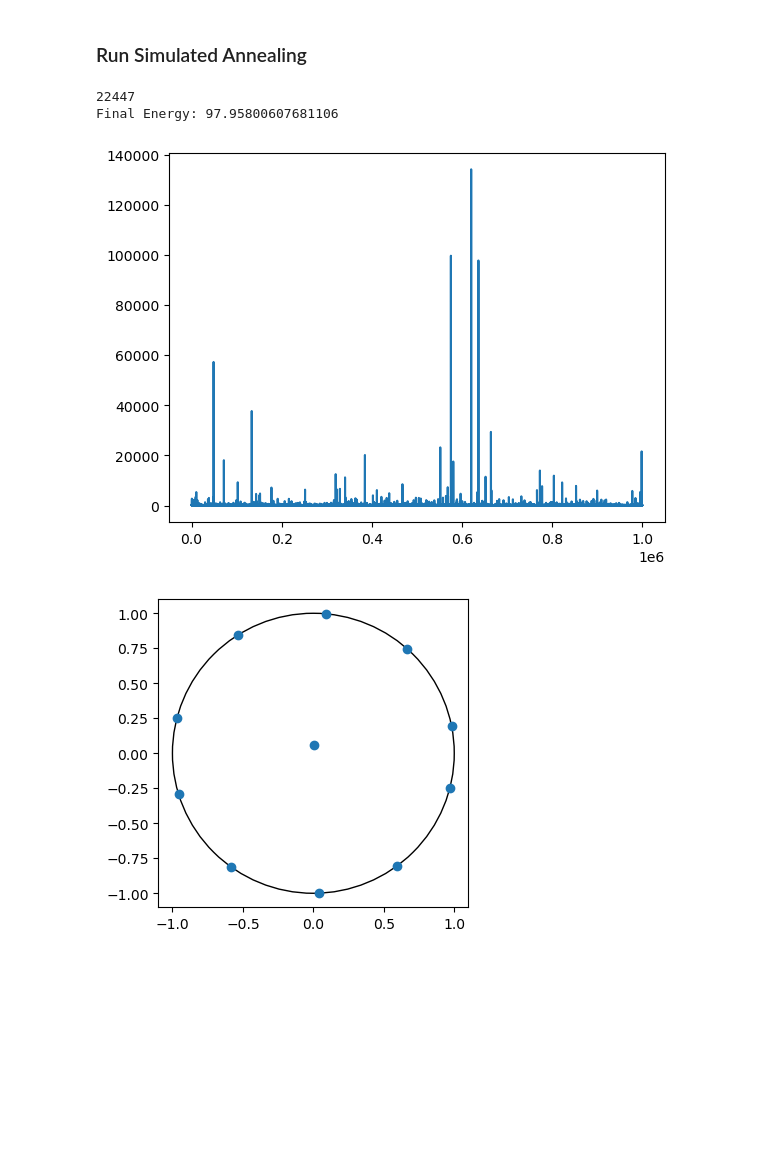
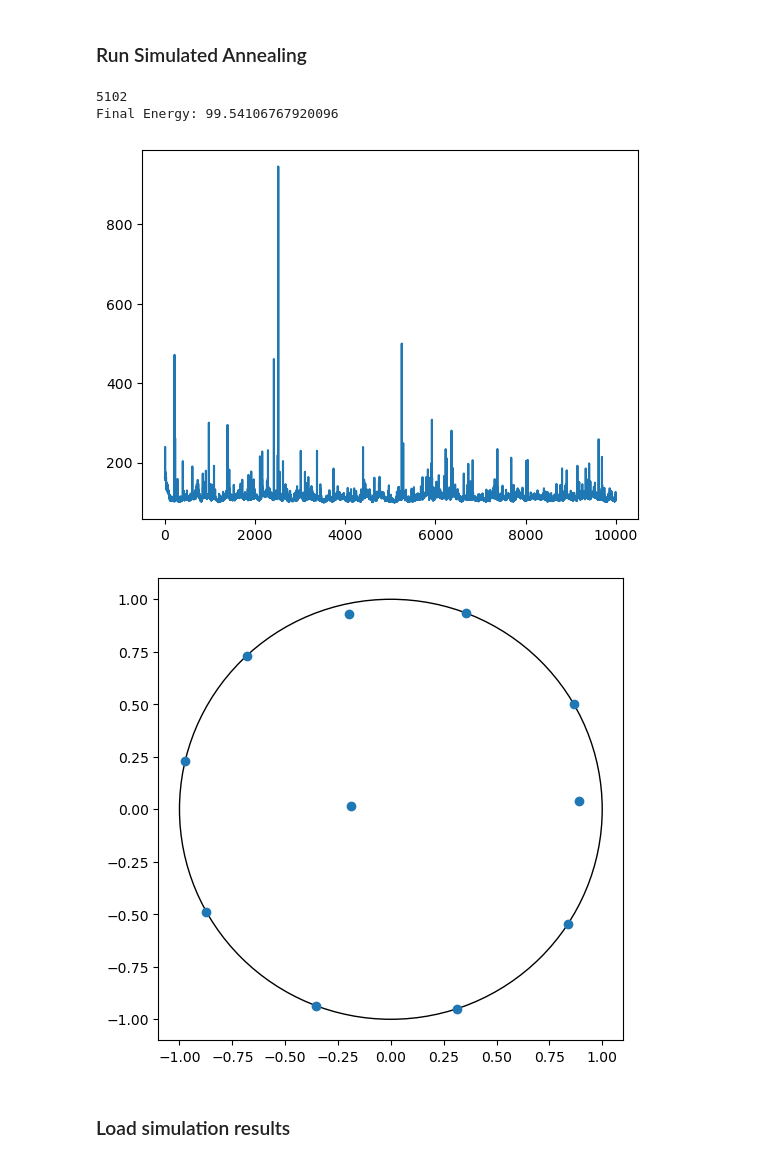
Before and after one commit to Koekoek1337/stochSim3, a Jupyter notebook: electricPotentialEnergy.ipynb, the cells around one changed output. Drawn from its saved outputs; the diff is of its cells as text; code cells hidden in the pictures; blank space fills up the shorter version.

```diff
--- a/electricPotentialEnergy.ipynb
+++ b/electricPotentialEnergy.ipynb
@@ -16,21 +17,25 @@ Initial Energy: 174.74156050936062
 # %% [markdown]
 ### Run Simulated Annealing
 # %%
-max_iters = 1000000
+max_iters = 10000
 initial_temp = 100
 cooling_rate = 0.7
 max_step = 0.5
 
-optimized_system, energy = pe.simulatedAnnealing(system, max_iters, initial_temp, cooling_rate, max_step)
+filename = "test"
+
+optimized_system, energy = pe.simulatedAnnealing(system, max_iters, initial_temp, cooling_rate, max_step, save_path=filename)
 
 plt.plot(energy)
 print(np.argmin(energy))
 
-fig, ax = pe.plotState(optimized_system)
+fig, ax = pe.plotState(optimized_system.state)
 print(f"Final Energy: {optimized_system.stateEnergy()}")
 plt.show()
 # %% [output]
-22447
-Final Energy: 97.95800607681106
+5102
+Final Energy: 99.54106767920096
-[figure, old version]
+[figure, new version]
-[figure, old version]
+[figure, new version]
+# %% [markdown]
+### Load simulation results
```
Also changed, not shown: parts of 5 cells of this notebook, 3 other files.
